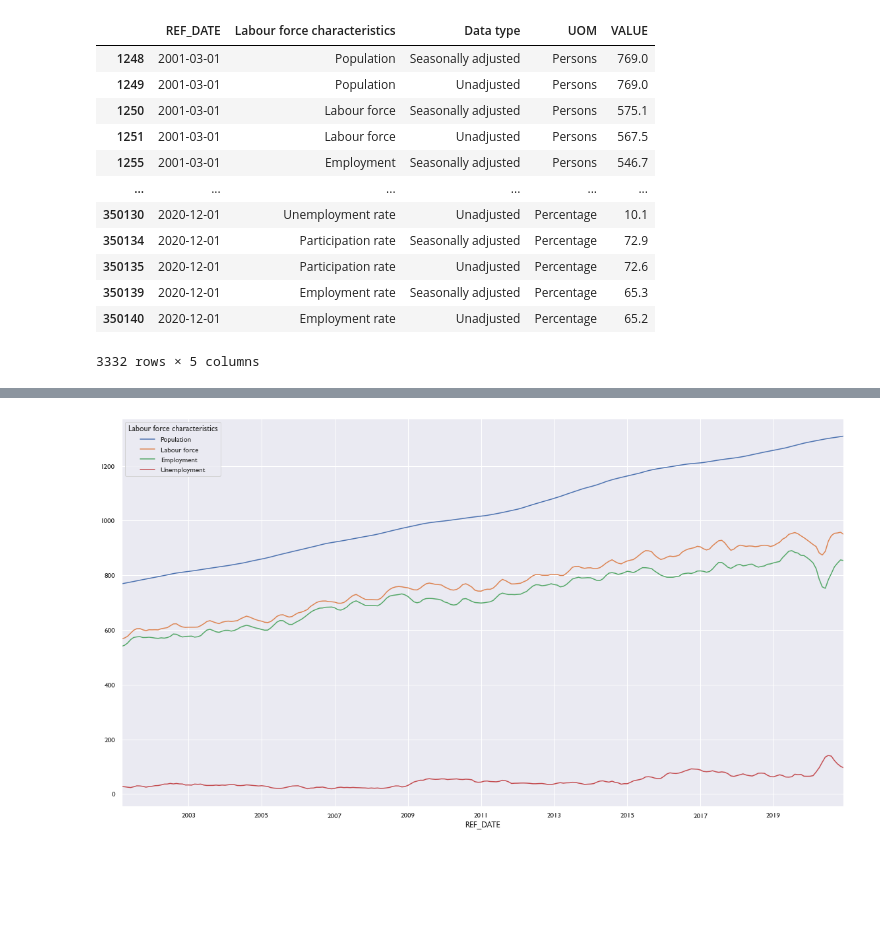
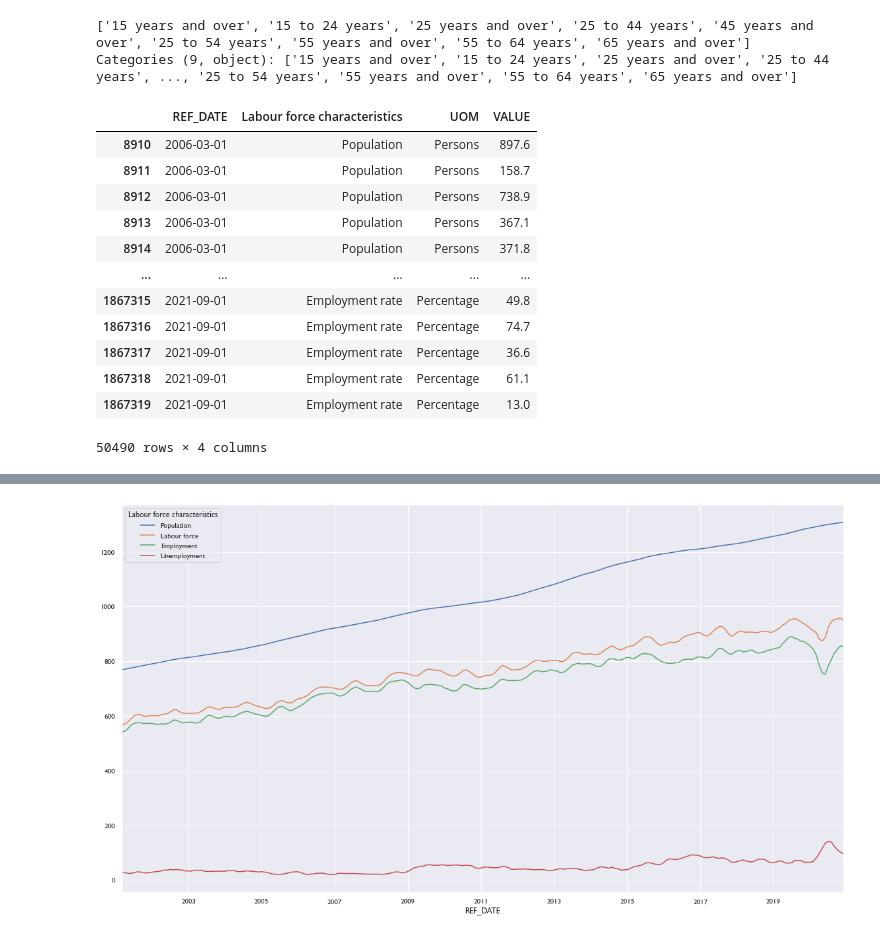
Before and after one commit to doublebigmak/housing_stats, a Jupyter notebook: cal_labour_mkt.ipynb, the cells around one changed output, grey strips where cells are left out. Cells and saved outputs as stored; diff of their text form; code cells hidden in the pictures; blank space fills up the shorter version.

```diff
--- a/cal_labour_mkt.ipynb
+++ b/cal_labour_mkt.ipynb
@@ -82,19 +60,8 @@ cal_est
+# %%
+calgary['Age group'].unique()
+# %% [output]
+['15 years and over', '15 to 24 years', '25 years and over', '25 to 44 years', '45 years and over', '25 to 54 years', '55 years and over', '55 to 64 years', '65 years and over']
+Categories (9, object): ['15 years and over', '15 to 24 years', '25 years and over', '25 to 44 years', ..., '25 to 54 years', '55 years and over', '55 to 64 years', '65 years and over']
 # %%
 #filter out non relevant information
-cal_est = cal_est.filter(items = ['REF_DATE','Labour force characteristics','Data type','UOM', 'VALUE'])
+calgary = calgary.filter(items = ['REF_DATE','Labour force characteristics','Age group','UOM', 'VALUE'])
-# %%
-cal_est
-# %% [output]
-|  | REF_DATE | Labour force characteristics | Data type | UOM | VALUE |
-| 1248 | 2001-03-01 | Population | Seasonally adjusted | Persons | 769.0 |
-| 1249 | 2001-03-01 | Population | Unadjusted | Persons | 769.0 |
-| 1250 | 2001-03-01 | Labour force | Seasonally adjusted | Persons | 575.1 |
-| 1251 | 2001-03-01 | Labour force | Unadjusted | Persons | 567.5 |
-| 1255 | 2001-03-01 | Employment | Seasonally adjusted | Persons | 546.7 |
-| ... | ... | ... | ... | ... | ... |
-| 350130 | 2020-12-01 | Unemployment rate | Unadjusted | Percentage | 10.1 |
-| 350134 | 2020-12-01 | Participation rate | Seasonally adjusted | Percentage | 72.9 |
-| 350135 | 2020-12-01 | Participation rate | Unadjusted | Percentage | 72.6 |
-| 350139 | 2020-12-01 | Employment rate | Seasonally adjusted | Percentage | 65.3 |
-| 350140 | 2020-12-01 | Employment rate | Unadjusted | Percentage | 65.2 |
-3332 rows × 5 columns
@@ -102,0 +68,16 @@ cal_unadj = cal_est[(cal_est['UOM']=='Persons') & (cal_est['Data type']=='Unadju
+# %%
+calgary
+# %% [output]
+|  | REF_DATE | Labour force characteristics | UOM | VALUE |
+| 8910 | 2006-03-01 | Population | Persons | 897.6 |
+| 8911 | 2006-03-01 | Population | Persons | 158.7 |
+| 8912 | 2006-03-01 | Population | Persons | 738.9 |
+| 8913 | 2006-03-01 | Population | Persons | 367.1 |
+| 8914 | 2006-03-01 | Population | Persons | 371.8 |
+| ... | ... | ... | ... | ... |
+| 1867315 | 2021-09-01 | Employment rate | Percentage | 49.8 |
+| 1867316 | 2021-09-01 | Employment rate | Percentage | 74.7 |
+| 1867317 | 2021-09-01 | Employment rate | Percentage | 36.6 |
+| 1867318 | 2021-09-01 | Employment rate | Percentage | 61.1 |
+| 1867319 | 2021-09-01 | Employment rate | Percentage | 13.0 |
+50490 rows × 4 columns
```
Also changed, not shown: parts of 13 cells of this notebook.
